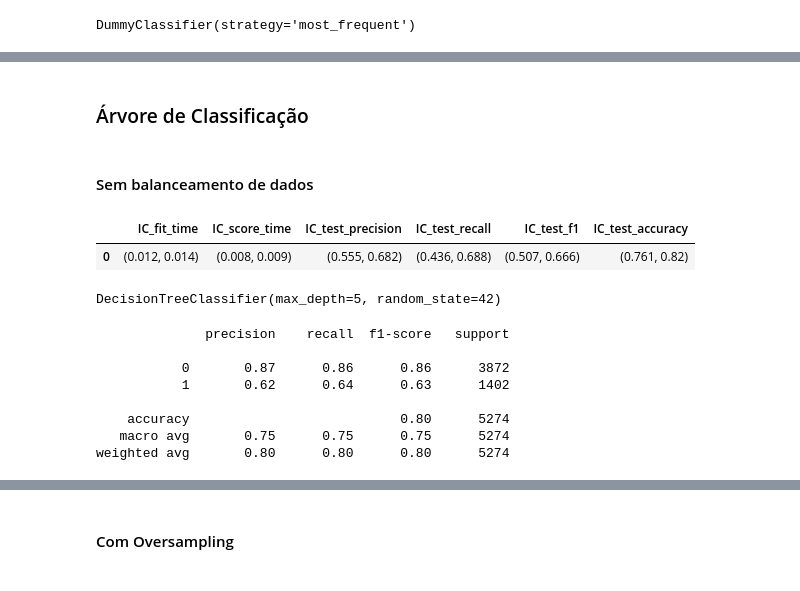
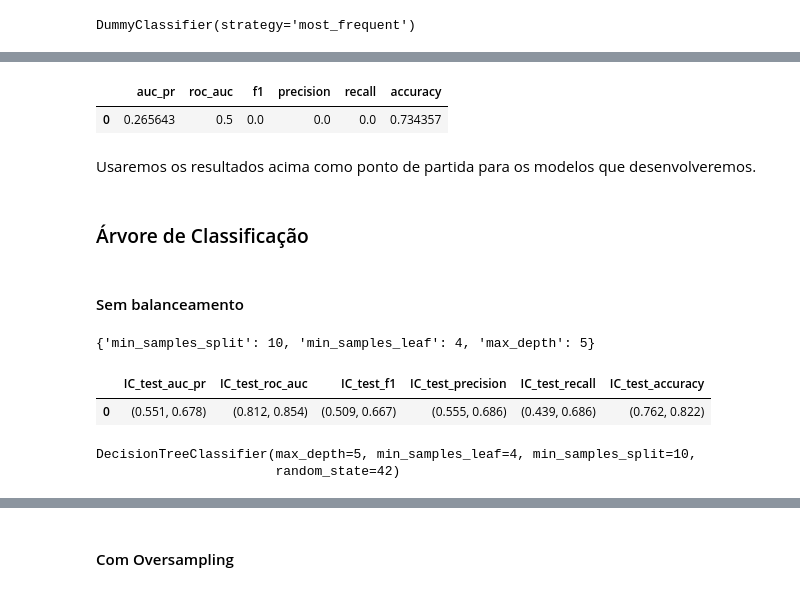
Before and after one commit to Angel-Arroyo-H/alura-data-science-challenge-3, a Jupyter notebook: Alura_DataScience_Challenge3.ipynb, the cells around one changed output, grey strips where cells are left out. Saved outputs shown, nothing was run; the diff lists cells and outputs as text; code cells hidden in the pictures.

```diff
--- a/Alura_DataScience_Challenge3.ipynb
+++ b/Alura_DataScience_Challenge3.ipynb
@@ -448,36 +462,51 @@ weighted avg       0.54      0.73      0.62      1758
+# %%
+metricas(y_teste = y_teste, y_previsto = model_dummy.predict(x_teste))
+# %% [output]
+|  | auc_pr | roc_auc | f1 | precision | recall | accuracy |
+| 0 | 0.265643 | 0.5 | 0.0 | 0.0 | 0.0 | 0.734357 |
+# %% [markdown]
+Usaremos os resultados acima como ponto de partida para os modelos que desenvolveremos.
 # %% [markdown]
 ### Árvore de Classificação
 # %% [markdown]
-#### Sem balanceamento de dados
+#### Sem balanceamento
+# %%
+from sklearn.tree import DecisionTreeClassifier
+from sklearn.model_selection import RandomizedSearchCV
+
+modelo_arvore = DecisionTreeClassifier(random_state=42)
+
+# Otimizando os parâmetros da função
+grade_parametros = {
+    'max_depth': [5, 10, 15],
+    'min_samples_split': [2, 5, 10],
+    'min_samples_leaf': [1, 2, 4],
+}
+
+random_search = RandomizedSearchCV(
+    estimator = modelo_arvore
+    ,param_distributions=grade_parametros
+    ,n_iter=20
+    ,cv=5
+    ,scoring=scoring
+    ,verbose=0
+    ,random_state=42
+    ,refit='auc_pr'
+)
+random_search.fit(x_treino, y_treino)
+random_search.best_params_
+# %% [output]
+{'min_samples_split': 10, 'min_samples_leaf': 4, 'max_depth': 5}
 # %%
-from sklearn.tree import DecisionTreeClassifier
-
-modelo_arvore = DecisionTreeClassifier(max_depth = 5, random_state = 42)
+modelo_arvore_opt = DecisionTreeClassifier(random_state = 42, **random_search.best_params_)
 skf = StratifiedKFold(n_splits = 5, shuffle = True, random_state = 42)
-scoring = {
-  'precision': precision
-  ,'recall': recall
-  ,'f1': 'f1'
-  ,'accuracy': 'accuracy'
-}
-cv_resultados = cross_validate(modelo_arvore, x_treino, y_treino, cv = skf,scoring=scoring)
+cv_resultados = cross_validate(modelo_arvore_opt, x_treino, y_treino, cv = skf,scoring=scoring)
 intervalo_conf(cv_resultados)
 # %% [output]
-|  | IC_fit_time | IC_score_time | IC_test_precision | IC_test_recall | IC_test_f1 | IC_test_accuracy |
-| 0 | (0.012, 0.014) | (0.008, 0.009) | (0.555, 0.682) | (0.436, 0.688) | (0.507, 0.666) | (0.761, 0.82) |
+|  | IC_test_auc_pr | IC_test_roc_auc | IC_test_f1 | IC_test_precision | IC_test_recall | IC_test_accuracy |
+| 0 | (0.551, 0.678) | (0.812, 0.854) | (0.509, 0.667) | (0.555, 0.686) | (0.439, 0.686) | (0.762, 0.822) |
 # %%
-modelo_arvore.fit(x_treino, y_treino)
+modelo_arvore_opt.fit(x_treino, y_treino)
 # %% [output]
-DecisionTreeClassifier(max_depth=5, random_state=42)
+DecisionTreeClassifier(max_depth=5, min_samples_leaf=4, min_samples_split=10,
+                       random_state=42)
-# %%
-y_treino_previsto = modelo_arvore.predict(x_treino)
-print(classification_report(y_treino, y_treino_previsto, zero_division=0))
-# %% [output]
-              precision    recall  f1-score   support
-
-           0       0.87      0.86      0.86      3872
-           1       0.62      0.64      0.63      1402
-
-    accuracy                           0.80      5274
-   macro avg       0.75      0.75      0.75      5274
-weighted avg       0.80      0.80      0.80      5274
```
Also changed, not shown: parts of 78 cells of this notebook.
